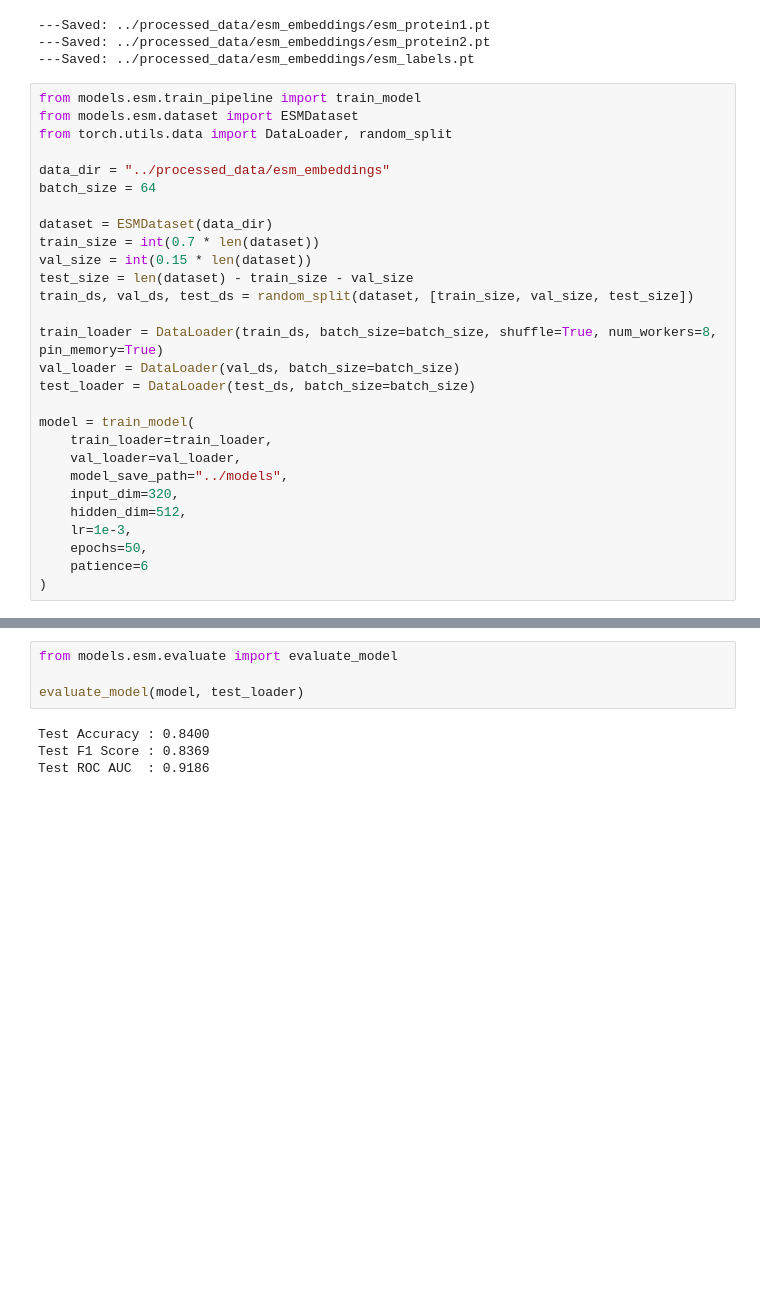
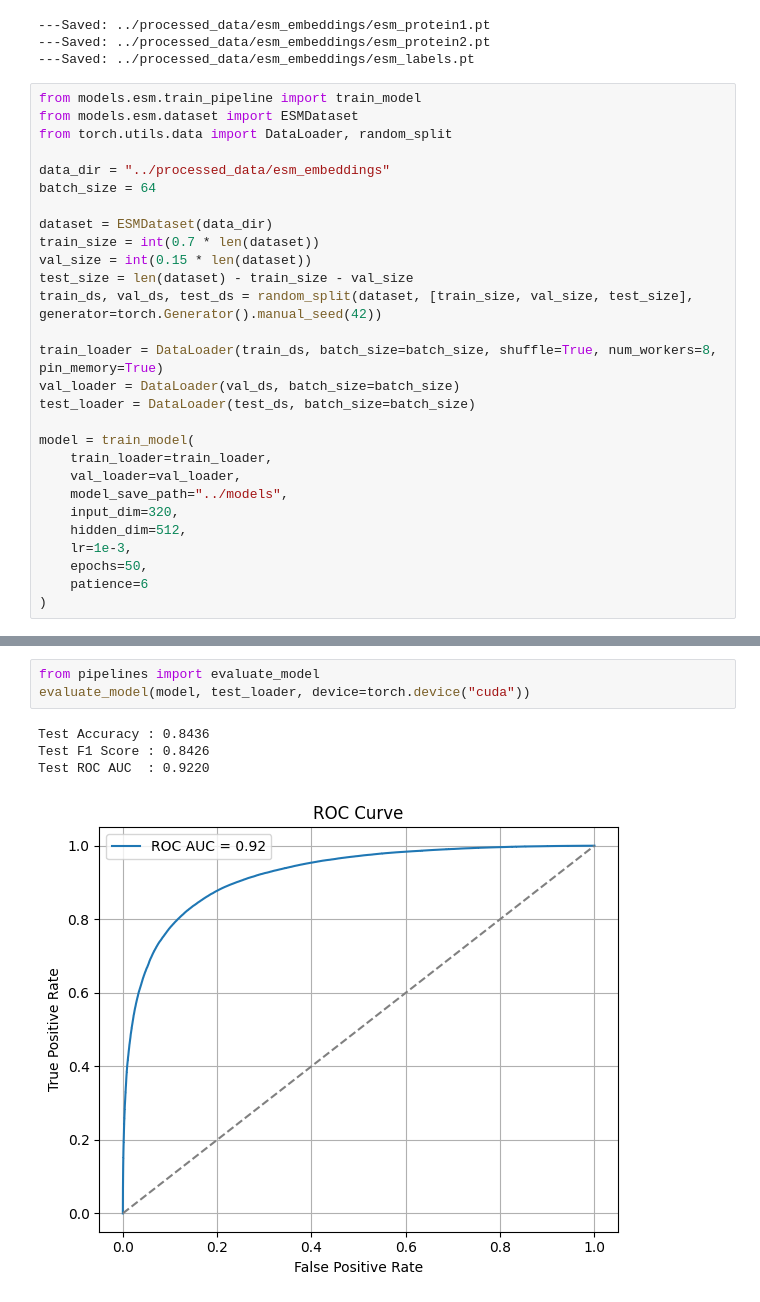
Before and after one commit to santiagoWilli/ppi-predictions, a Jupyter notebook: notebooks/5. ESM.ipynb, the cells around one changed output, grey strips where cells are left out. Cells and saved outputs as stored; diff of their text form; blank space fills up the shorter version.

```diff
--- a/notebooks/5. ESM.ipynb
+++ b/notebooks/5. ESM.ipynb
@@ -61,7 +63,7 @@ dataset = ESMDataset(data_dir)
 train_size = int(0.7 * len(dataset))
 val_size = int(0.15 * len(dataset))
 test_size = len(dataset) - train_size - val_size
-train_ds, val_ds, test_ds = random_split(dataset, [train_size, val_size, test_size])
+train_ds, val_ds, test_ds = random_split(dataset, [train_size, val_size, test_size], generator=torch.Generator().manual_seed(42))
 
 train_loader = DataLoader(train_ds, batch_size=batch_size, shuffle=True, num_workers=8, pin_memory=True)
 val_loader = DataLoader(val_ds, batch_size=batch_size)
@@ -109,8 +111,8 @@ Train loss: 0.3983
-# %%
-from models.esm.evaluate import evaluate_model
-
-evaluate_model(model, test_loader)
-# %% [output]
-Test Accuracy : 0.8400
-Test F1 Score : 0.8369
-Test ROC AUC  : 0.9186
+# %%
+from pipelines import evaluate_model
+evaluate_model(model, test_loader, device=torch.device("cuda"))
+# %% [output]
+Test Accuracy : 0.8436
+Test F1 Score : 0.8426
+Test ROC AUC  : 0.9220
+[figure, added]
```
Also changed, not shown: parts of 3 cells of this notebook, 4 other files.
